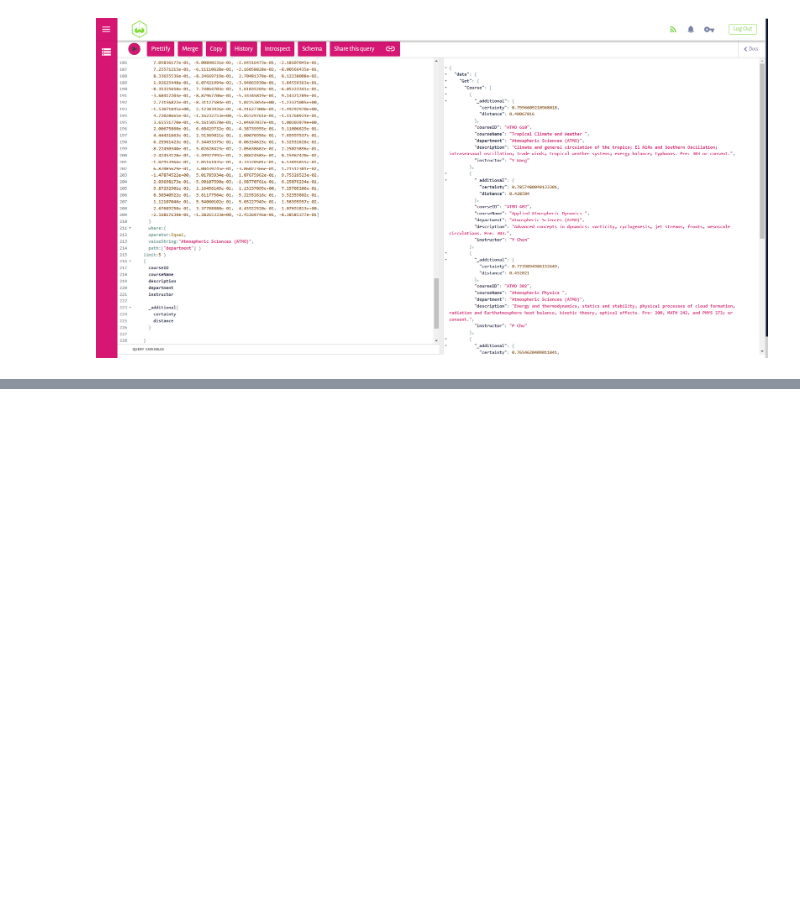
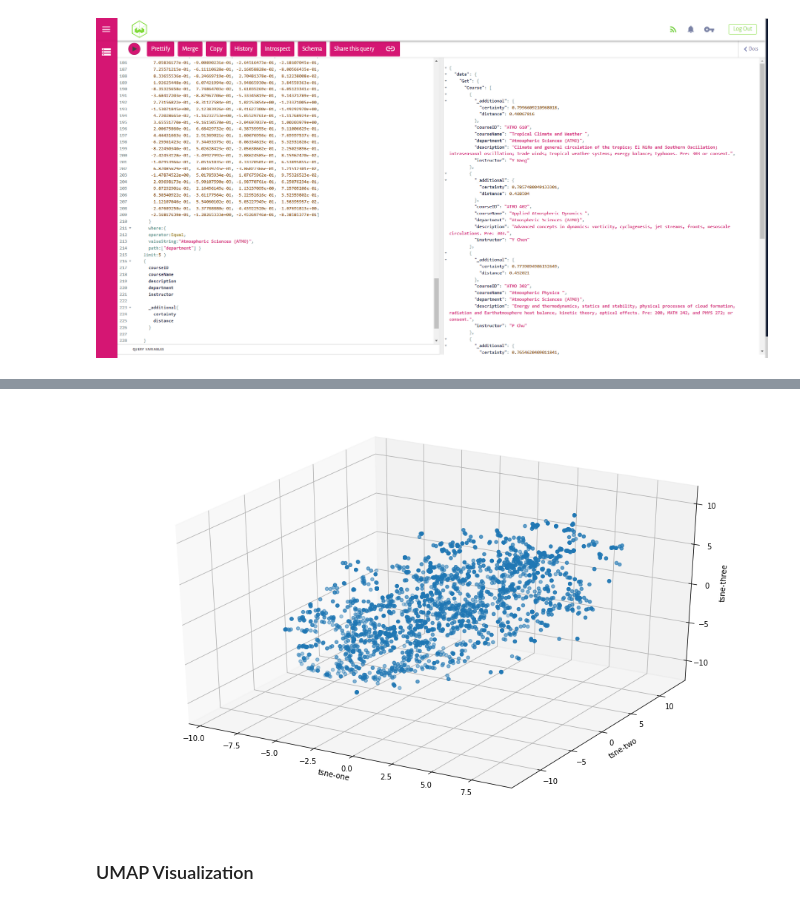
Before and after one commit to CS-Edwards/vector_search_engine, a Jupyter notebook: CEdwards_ICS691B_Final_Weaviate.ipynb, the cells around one changed output, grey strips where cells are left out. Cells and saved outputs as stored; diff of their text form; code cells hidden in the pictures; blank space fills up the shorter version.

```diff
--- a/CEdwards_ICS691B_Final_Weaviate.ipynb
+++ b/CEdwards_ICS691B_Final_Weaviate.ipynb
@@ -755,0 +841,16 @@ Note: Certainty is a normalization of the distance, using the following formula
+# %%
+ax_t = plt.figure(figsize=(16,10)).gca(projection='3d')
+ax_t.scatter(
+    xs=df.loc[:,:]["tsne-one"],
+    ys=df.loc[:,:]["tsne-two"],
+    zs=df.loc[:,:]["tsne-three"],
+    cmap='tab10'
+)
+ax_t.set_xlabel('tsne-one')
+ax_t.set_ylabel('tsne-two')
+ax_t.set_zlabel('tsne-three')
+plt.show()
+# %% [output]
+[figure, added]
+# %% [markdown]
+### UMAP Visualization
```
Also changed, not shown: parts of 43 cells of this notebook.
